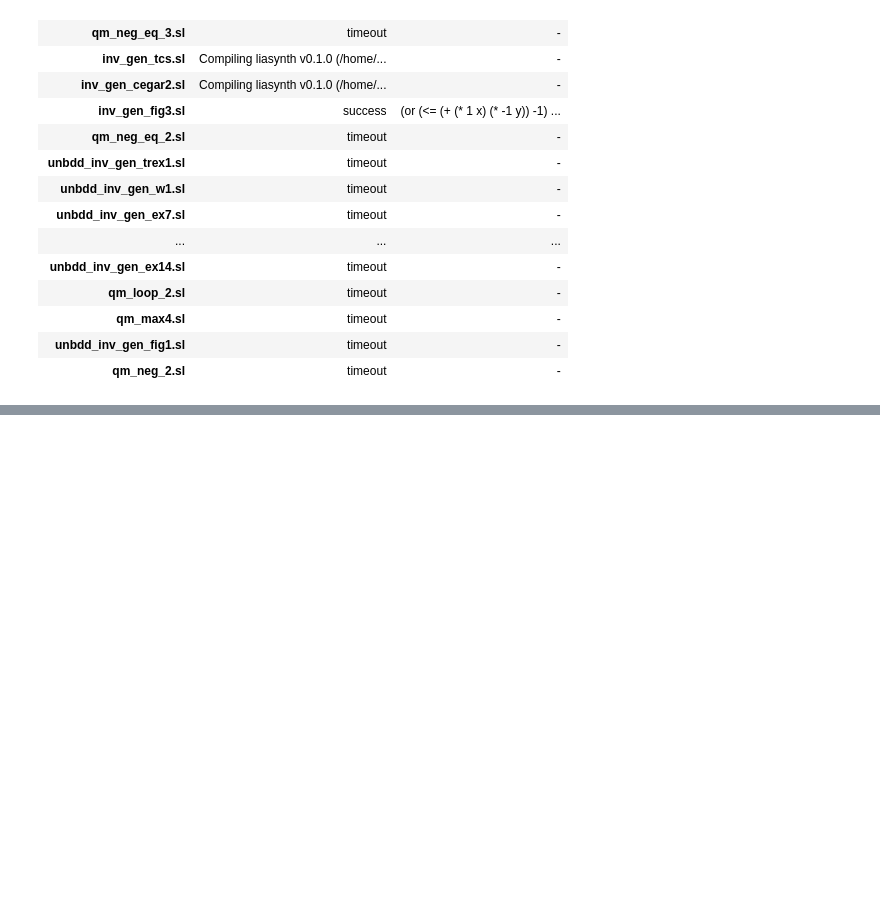
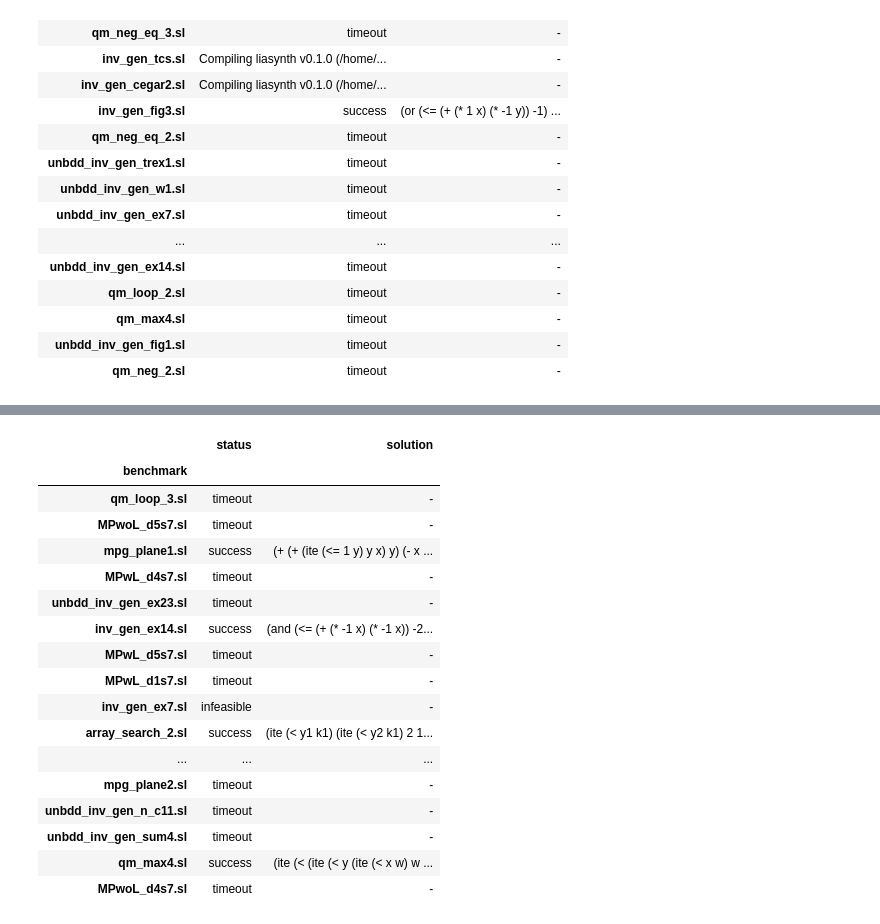
Before and after one commit to memoryleak47/liasynth, a Jupyter notebook: results/analysis.ipynb, the cells around one changed output, grey strips where cells are left out. Drawn from its saved outputs; the diff is of its cells as text; code cells hidden in the pictures; blank space fills up the shorter version.

```diff
--- a/results/analysis.ipynb
+++ b/results/analysis.ipynb
@@ -102,0 +128,21 @@ ls_si[ls_si['status'] != ls_wi['status']]
+# %%
+ls_wi[ls_wi['status'] != ls_wi_5n['status']]
+# %% [output]
+|  | status | solution |
+| benchmark |  |  |
+| qm_loop_3.sl | timeout | - |
+| MPwoL_d5s7.sl | timeout | - |
+| mpg_plane1.sl | success | (+ (+ (ite (<= 1 y) y x) y) (- x ... |
+| MPwL_d4s7.sl | timeout | - |
+| unbdd_inv_gen_ex23.sl | timeout | - |
+| inv_gen_ex14.sl | success | (and (<= (+ (* -1 x) (* -1 x)) -2... |
+| MPwL_d5s7.sl | timeout | - |
+| MPwL_d1s7.sl | timeout | - |
+| inv_gen_ex7.sl | infeasible | - |
+| array_search_2.sl | success | (ite (< y1 k1) (ite (< y2 k1) 2 1... |
+| ... | ... | ... |
+| mpg_plane2.sl | timeout | - |
+| unbdd_inv_gen_n_c11.sl | timeout | - |
+| unbdd_inv_gen_sum4.sl | timeout | - |
+| qm_max4.sl | success | (ite (< (ite (< y (ite (< x w) w ... |
+| MPwoL_d4s7.sl | timeout | - |
```
Also changed, not shown: parts of 3 cells of this notebook, 3 other files.
